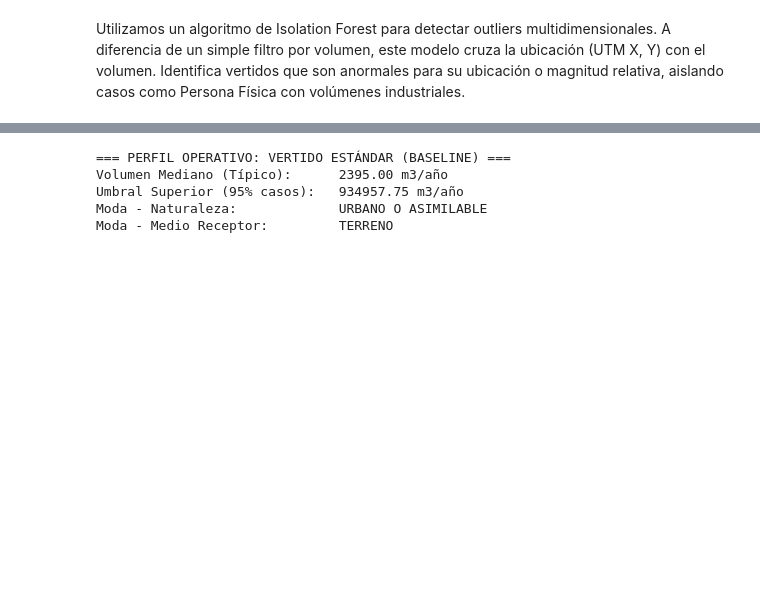
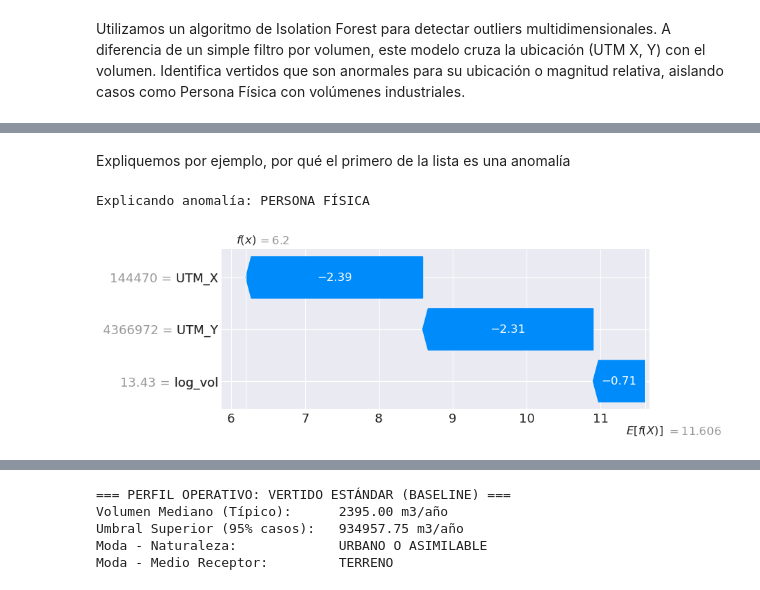
Before and after one commit to theDuoXu/Project-Stalker, a Jupyter notebook: notebooks/Censo de autorizados a verter.ipynb, the cells around one changed output, grey strips where cells are left out. Cells and saved outputs as stored; diff of their text form; code cells hidden in the pictures; blank space fills up the shorter version.

```diff
--- a/notebooks/Censo de autorizados a verter.ipynb
+++ b/notebooks/Censo de autorizados a verter.ipynb
@@ -620,0 +668,14 @@ Antes de juzgar lo anormal, debemos definir rigurosamente lo normal. Utilizando
+# %% [markdown]
+Expliquemos por ejemplo, por qué el primero de la lista es una anomalía
+# %%
+index_top_anomaly = 0  # El primero de la lista de anomalías
+print(f"Explicando anomalía: {anomalies.iloc[index_top_anomaly]['TITULAR']}")
+
+# El waterfall plot muestra cómo cada feature empuja el score hacia 'anomalía'
+shap.plots.waterfall(shap.Explanation(values=shap_values[index_top_anomaly],
+                                      base_values=explainer.expected_value,
+                                      data=anomalias_features.iloc[index_top_anomaly],
+                                      feature_names=features.columns))
+# %% [output]
+Explicando anomalía: PERSONA FÍSICA
+[figure, added]
```
Also changed, not shown: parts of 138 cells of this notebook, 1 other file.
